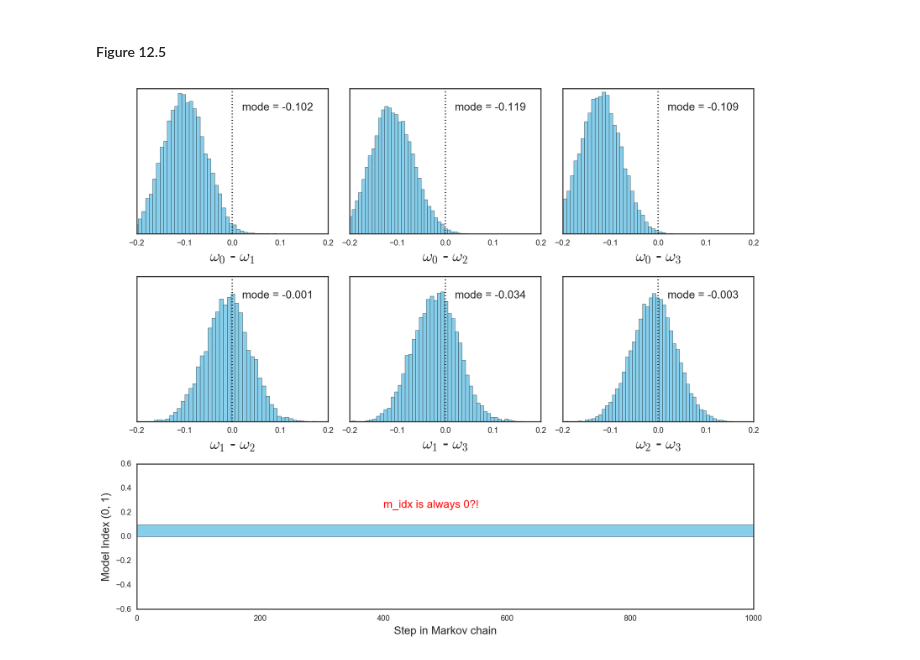
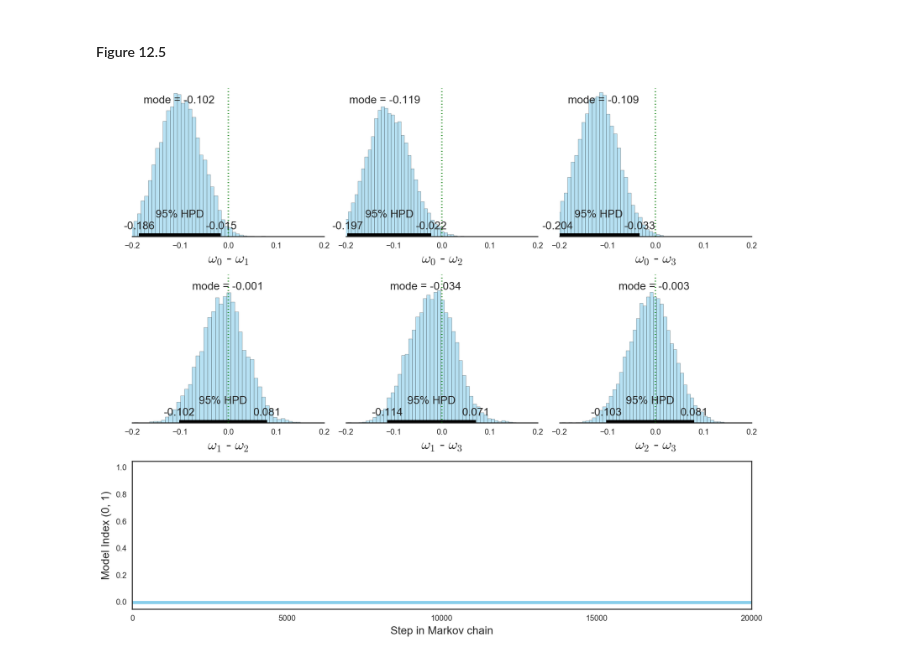
Before and after one commit to JWarmenhoven/DBDA-python, a Jupyter notebook: Notebooks/Chapter 12.ipynb, the cells around one changed output. Saved outputs shown, nothing was run; the diff lists cells and outputs as text; code cells hidden in the pictures.

Commit message:
Update Chapter 12 (posterior plots)

```diff
--- a/Notebooks/Chapter 12.ipynb
+++ b/Notebooks/Chapter 12.ipynb
@@ -172,37 +176,55 @@ theta_m1__79   0.480980   0.083534  0.000812   0.320778   0.652421
 # %%
 plt.figure(figsize=(12,10))
 
 # Define gridspec
 gs = gridspec.GridSpec(3, 3)
 ax1 = plt.subplot(gs[0,0])
 ax2 = plt.subplot(gs[0,1])
 ax3 = plt.subplot(gs[0,2])
 ax4 = plt.subplot(gs[1,0])
 ax5 = plt.subplot(gs[1,1])
 ax6 = plt.subplot(gs[1,2])
 ax7 = plt.subplot(gs[2,:])
 
 # Group the first six axes in a list for easier access in loop below
 axes = [ax1, ax2, ax3, ax4, ax5, ax6]
 # Differences of posteriors to be displayed: omega x - omega y
 x = [0,0,0,1,1,2]
 y = [1,2,3,2,3,3]
 
+# Plot histograms
 for ax, a, b in zip(axes, x, y):
-    ax.hist(trace1['omega_m0'][:,a]-trace1['omega_m0'][:,b], bins=50, color=color)
-    ax.set_xlabel('$\omega_{}$ - $\omega_{}$'.format(a,b), fontdict={'size':20})
+    diff = trace1['omega_m0'][:,a]-trace1['omega_m0'][:,b]
+    ax_mode = mode(np.round(diff, decimals=3))[0][0]
+    hpd_interval = np.round(pmc.hpd(diff), decimals=3)
+
+    # Histogram, Mode
+    ax.hist(diff, bins=50, color=color, alpha=0.6)
+    plot_height = ax.get_ylim()[1]
+    ax.text(ax_mode, plot_height*.9, 'mode = {}'.format(ax_mode), horizontalalignment='center', fontdict={'size':14})
+
+    # HPD interval
+    ax.hlines(ax.get_ylim()[1]*0.01, *hpd_interval, linewidth=4)
+    ax.text(hpd_interval[0], plot_height*0.05, hpd_interval[0], horizontalalignment='center', fontdict={'size':14})
+    ax.text(hpd_interval[1], plot_height*0.05, hpd_interval[1], horizontalalignment='center', fontdict={'size':14})
+    ax.text(np.mean(hpd_interval), plot_height*0.13, '95% HPD', horizontalalignment='center', fontdict={'size':14})
+
+    # 'Zero difference' line
+    ax.vlines(0, *ax.get_ylim(), colors='g', linestyles='dotted')
+
+    # Set labels and axis
+    ax.set_xlabel('$\omega_{}$ - $\omega_{}$'.format(a,b), fontdict={'size':18})
     ax.set_xlim(-0.2,0.2)
-    ax_mode = mode(np.round(trace1['omega_m0'][:,a]-trace1['omega_m0'][:,b], decimals=3))[0][0]
-    ax.text(0.55, 0.85, 'mode = {}'.format(ax_mode), transform=ax.transAxes, fontdict={'size':14})
     ax.xaxis.set_ticks([-.2, -.1, 0.0, 0.1, 0.2])
-    ax.vlines(0, ax.get_ylim()[0], ax.get_ylim()[1], linestyles='dotted')
     ax.yaxis.set_visible(False)
+    [ax.spines[spine].set_visible(False) for spine in ['left', 'right', 'top']]
 
-ax7.hist(trace1['m_idx'][::20], orientation='horizontal', color=color)
+# Plot trace values of model index (0, 1)
+ax7.plot(np.arange(1, len(trace1['m_idx'])+1),trace1['m_idx'], color=color, linewidth=4)
 ax7.set_xlabel('Step in Markov chain', fontdict={'size':14})
 ax7.set_ylabel('Model Index (0, 1)', fontdict={'size':14})
-ax7.text(0.4, 0.7, 'm_idx is always 0?!', transform=ax7.transAxes, fontdict={'size':14}, color='r')
+ax7.set_ylim(-0.05,1.05)
 
 plt.tight_layout()
 # %% [output]
-[figure, old version]
+[figure, new version]
```
Also changed, not shown: parts of 2 cells of this notebook.
